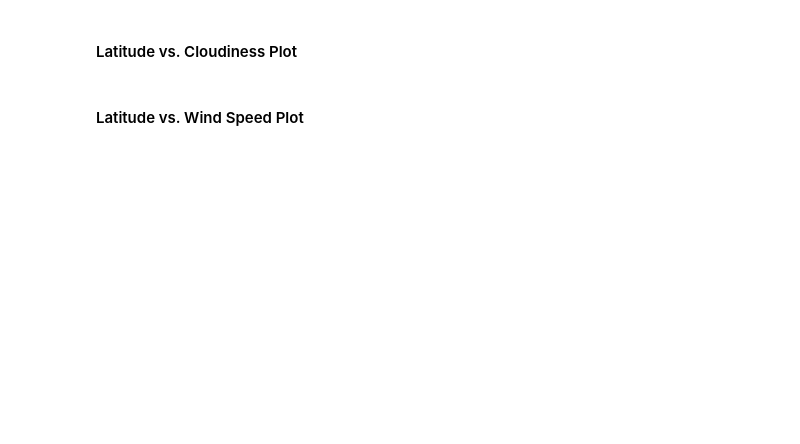
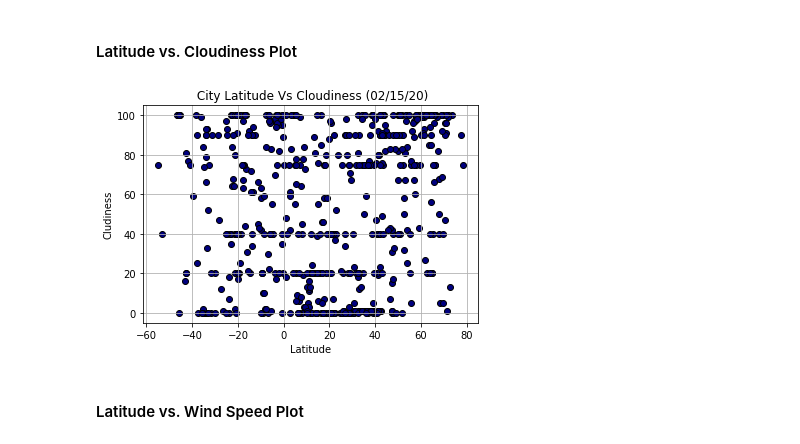
Before and after one commit to kahsay-1229/python-api-challenge, a Jupyter notebook: weatherpy/starter_code/WeatherPy.ipynb, the cells around one changed output. Drawn from its saved outputs; the diff is of its cells as text; code cells hidden in the pictures; blank space fills up the shorter version.

```diff
--- a/weatherpy/starter_code/WeatherPy.ipynb
+++ b/weatherpy/starter_code/WeatherPy.ipynb
@@ -74,4 +214,15 @@ len(cities)
 # %% [markdown]
 #### Latitude vs. Cloudiness Plot
+# %%
+# create a scatter Latitude Vs Cloudiness
+plt.scatter(weather_df['Lat'], weather_df['Cloudiness'], marker='o', facecolor='navy', edgecolor='black')
+plt.title(" City Latitude Vs Cloudiness (%s)" % time.strftime("%x"))
+plt.xlabel('Latitude')
+plt.ylabel('Cludiness')
+plt.grid()
+plt.savefig('')
+plt.show()
+# %% [output]
+[figure, added]
 # %% [markdown]
 #### Latitude vs. Wind Speed Plot
```
Also changed, not shown: parts of 21 cells of this notebook, 17 other files.
